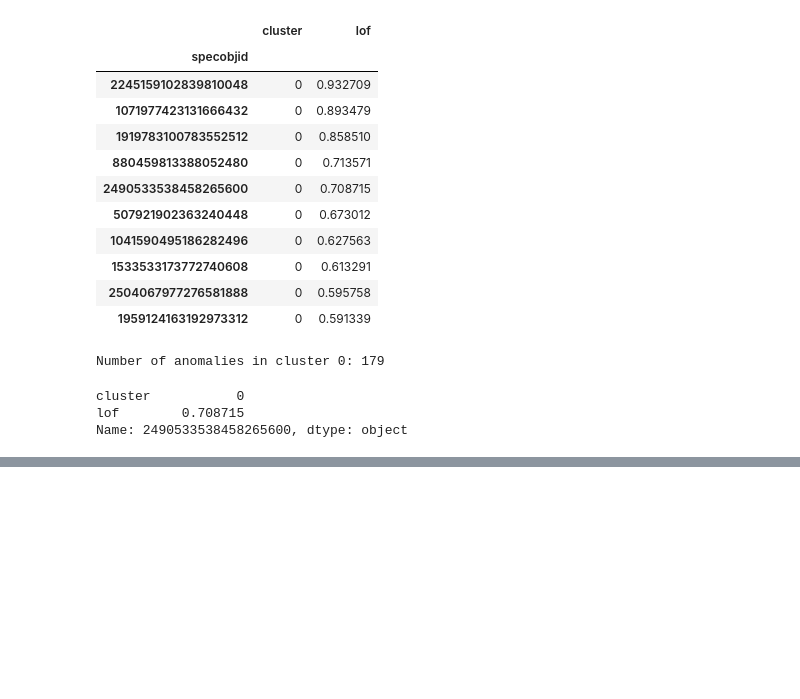
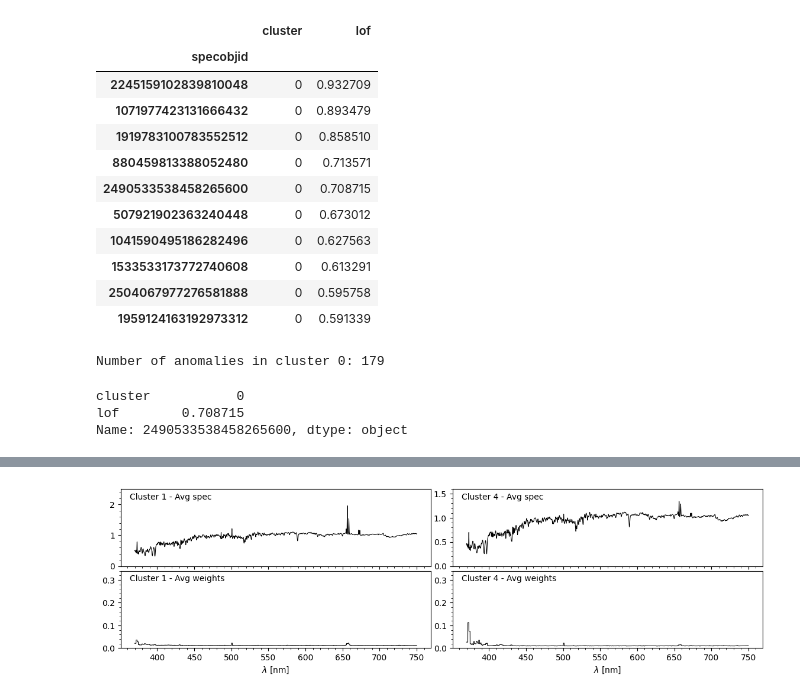
Before and after one commit to ed-ortizm/xai-astronomy, a Jupyter notebook: thesis/04_clustering_xai/06_lof_cluster_analysis.ipynb, the cells around one changed output, grey strips where cells are left out. Drawn from its saved outputs; the diff is of its cells as text; code cells hidden in the pictures; blank space fills up the shorter version.

```diff
--- a/thesis/04_clustering_xai/06_lof_cluster_analysis.ipynb
+++ b/thesis/04_clustering_xai/06_lof_cluster_analysis.ipynb
@@ -887,0 +899,8 @@ Name: 2490533538458265600, dtype: object
+# %%
+# Cluster 1
+avg_weights_1 = weights_dict["weights_cluster_dict"][1].mean(axis=0)
+avg_spec_1 = weights_dict["spectra_cluster_dict"][1].mean(axis=0)
+
+# Cluster 4
+avg_weights_4 = weights_dict["weights_cluster_dict"][4].mean(axis=0)
+avg_spec_4 = weights_dict["spectra_cluster_dict"][4].mean(axis=0)
@@ -887,0 +909,87 @@ Name: 2490533538458265600, dtype: object
+# %%
+lw = 0.75
+
+fig, axs = plt.subplots(
+    nrows=2, ncols=2,
+    figsize=(14, 3.5),
+    sharex=True,
+    sharey=False,
+)
+
+# ------------------------------------------------------------------
+# Cluster 1
+axs[0, 0].plot(wave_nm, avg_spec_1, color="black", linewidth=lw)
+
+y_lims = (0, 2.5)
+y_ticks = np.arange(0, 2.5, 1)
+axs[0, 0].set_ylim(y_lims)
+axs[0, 0].set_yticks(y_ticks)
+
+# weights
+axs[1, 0].plot(wave_nm, avg_weights_1, color="black", linewidth=lw)
+
+# ------------------------------------------------------------------
+# Cluster 4
+axs[0, 1].plot(wave_nm, avg_spec_4, color="black", linewidth=lw)
+
+y_lims = (0, 1.6)
+y_ticks = [0, 0.5, 1.0, 1.5]
+axs[0, 1].set_ylim(y_lims)
+axs[0, 1].set_yticks(y_ticks)
+
+# weights
+axs[1, 1].plot(wave_nm, avg_weights_4, color="black", linewidth=lw)
+
+# --------------------------------------------------------------------
+# lim and ticks for explanation weights
+y_lims = (0, 0.34)
+y_ticks = np.arange(0, 0.34, 0.1)
+
+axs[1, 0].set_ylim(y_lims)
+axs[1, 0].set_yticks(y_ticks)
+axs[1, 1].set_ylim(y_lims)
+axs[1, 1].set_yticks(y_ticks)
+
+# wavelength
+axs[-1, 0].set_xlabel(r"$\lambda$ [nm]")
+axs[-1, 1].set_xlabel(r"$\lambda$ [nm]")
+
+# set minor ticks on
+for ax in axs.flatten():
+    ax.minorticks_on()
+
+# add text
+i = 0
+axs[i , 0].text(
+    0.03, 0.95, f'Cluster {i + 1} - Avg spec',
+    transform=axs[i, 0].transAxes,
+    # fontsize=14,
+    verticalalignment='top',
+)
+axs[i + 1, 0].text(
+    0.03, 0.95, f'Cluster {i + 1} - Avg weights',
+    transform=axs[i + 1, 0].transAxes,
+    # fontsize=14,
+    verticalalignment='top',
+)
+
+axs[i, 1].text(
+    0.03, 0.95, f'Cluster {i + 4} - Avg spec',
+    transform=axs[i, 1].transAxes,
+    # fontsize=14,
+    verticalalignment='top',
+)
+axs[i + 1, 1].text(
+    0.03, 0.95, f'Cluster {i + 4} - Avg weights',
+    transform=axs[i + 1, 1].transAxes,
+    # fontsize=14,
+    verticalalignment='top',
+)
+
+plt.subplots_adjust(hspace=0.06, wspace=0.07)
+plt.show()
+# # save fig
+# fname = 'lof_clusters_1_4'
+# fig.savefig(f"{ch_6_dir}/{fname}_avg.pdf", bbox_inches="tight")
+# %% [output]
+[figure, added]
```
Also changed, not shown: parts of 16 cells of this notebook, 2 other files.
